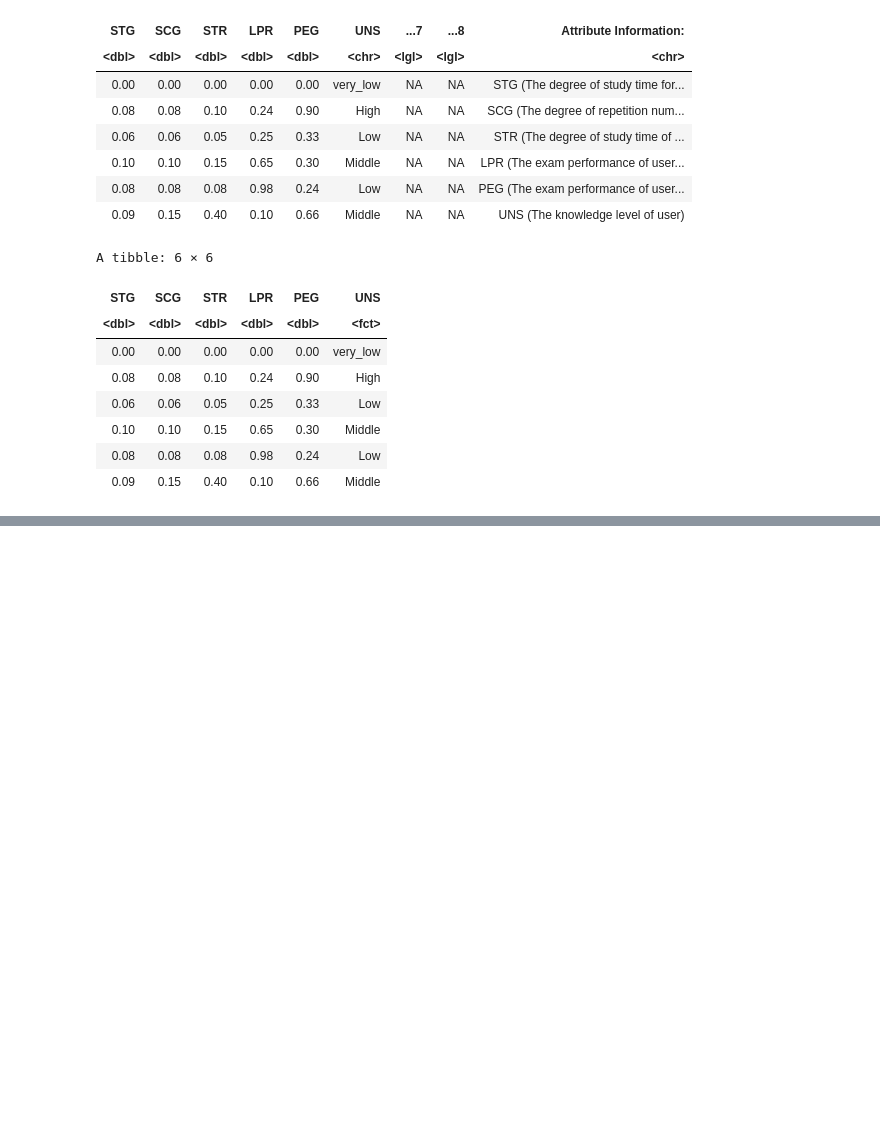
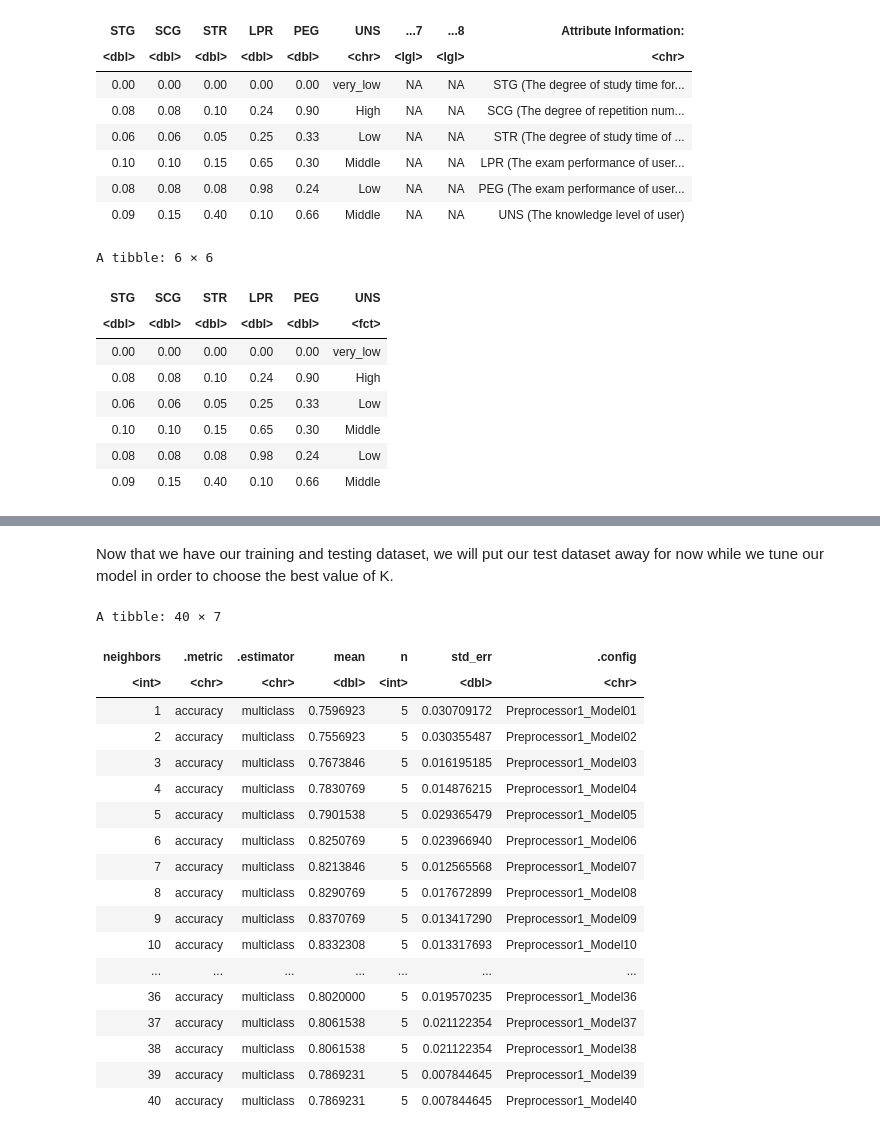
Before and after one commit to lucyzyl/dsci_100_007_group07, a Jupyter notebook: report.ipynb, the cells around one changed output, grey strips where cells are left out. Drawn from its saved outputs; the diff is of its cells as text; code cells hidden in the pictures; blank space fills up the shorter version.

```diff
--- a/report.ipynb
+++ b/report.ipynb
@@ -68,0 +63,4 @@ A tibble: 6 × 6
+# %%
+# Rename user_data to user_train
+set.seed(102)
+user_train<-user_data
@@ -68,0 +104,48 @@ A tibble: 6 × 6
+# %% [markdown]
+Now that we have our training and testing dataset, we will put our test dataset away for now while we tune our model in order to choose the best value of K.
+# %%
+set.seed(102)
+# Create a 5-fold cross validation object
+user_vfold <- vfold_cv(user_train, v = 5, strata = UNS)
+
+# Create a recipe for the training set and standardize the data
+user_recipe <- recipe(UNS ~ PEG, SCG, STG, LPR, STR, data = user_train) |>
+    step_scale(all_predictors()) |>
+    step_center(all_predictors())
+
+# #create a knn model specification
+ knn_spec <- nearest_neighbor(weight_func = "rectangular", neighbors = tune()) |>
+     set_engine("kknn") |>
+     set_mode("classification")
+
+# #fit the knn model into a workflow with a range of possible K values
+ k_vals <- tibble(neighbors = seq (from = 1, to = 40))
+
+ knn_results <- workflow() |>
+     add_recipe(user_recipe) |>
+     add_model(knn_spec) |>
+     tune_grid(resamples = user_vfold, grid = k_vals) |>
+    collect_metrics() |>
+    filter(.metric == "accuracy")
+
+knn_results
+# %% [output]
+A tibble: 40 × 7
+| neighbors | .metric | .estimator | mean | n | std_err | .config |
+| <int> | <chr> | <chr> | <dbl> | <int> | <dbl> | <chr> |
+| 1 | accuracy | multiclass | 0.7596923 | 5 | 0.030709172 | Preprocessor1_Model01 |
+| 2 | accuracy | multiclass | 0.7556923 | 5 | 0.030355487 | Preprocessor1_Model02 |
+| 3 | accuracy | multiclass | 0.7673846 | 5 | 0.016195185 | Preprocessor1_Model03 |
+| 4 | accuracy | multiclass | 0.7830769 | 5 | 0.014876215 | Preprocessor1_Model04 |
+| 5 | accuracy | multiclass | 0.7901538 | 5 | 0.029365479 | Preprocessor1_Model05 |
+| 6 | accuracy | multiclass | 0.8250769 | 5 | 0.023966940 | Preprocessor1_Model06 |
+| 7 | accuracy | multiclass | 0.8213846 | 5 | 0.012565568 | Preprocessor1_Model07 |
+| 8 | accuracy | multiclass | 0.8290769 | 5 | 0.017672899 | Preprocessor1_Model08 |
+| 9 | accuracy | multiclass | 0.8370769 | 5 | 0.013417290 | Preprocessor1_Model09 |
+| 10 | accuracy | multiclass | 0.8332308 | 5 | 0.013317693 | Preprocessor1_Model10 |
+| ... | ... | ... | ... | ... | ... | ... |
+| 36 | accuracy | multiclass | 0.8020000 | 5 | 0.019570235 | Preprocessor1_Model36 |
+| 37 | accuracy | multiclass | 0.8061538 | 5 | 0.021122354 | Preprocessor1_Model37 |
+| 38 | accuracy | multiclass | 0.8061538 | 5 | 0.021122354 | Preprocessor1_Model38 |
+| 39 | accuracy | multiclass | 0.7869231 | 5 | 0.007844645 | Preprocessor1_Model39 |
+| 40 | accuracy | multiclass | 0.7869231 | 5 | 0.007844645 | Preprocessor1_Model40 |
```
Also changed, not shown: parts of 8 cells of this notebook.
